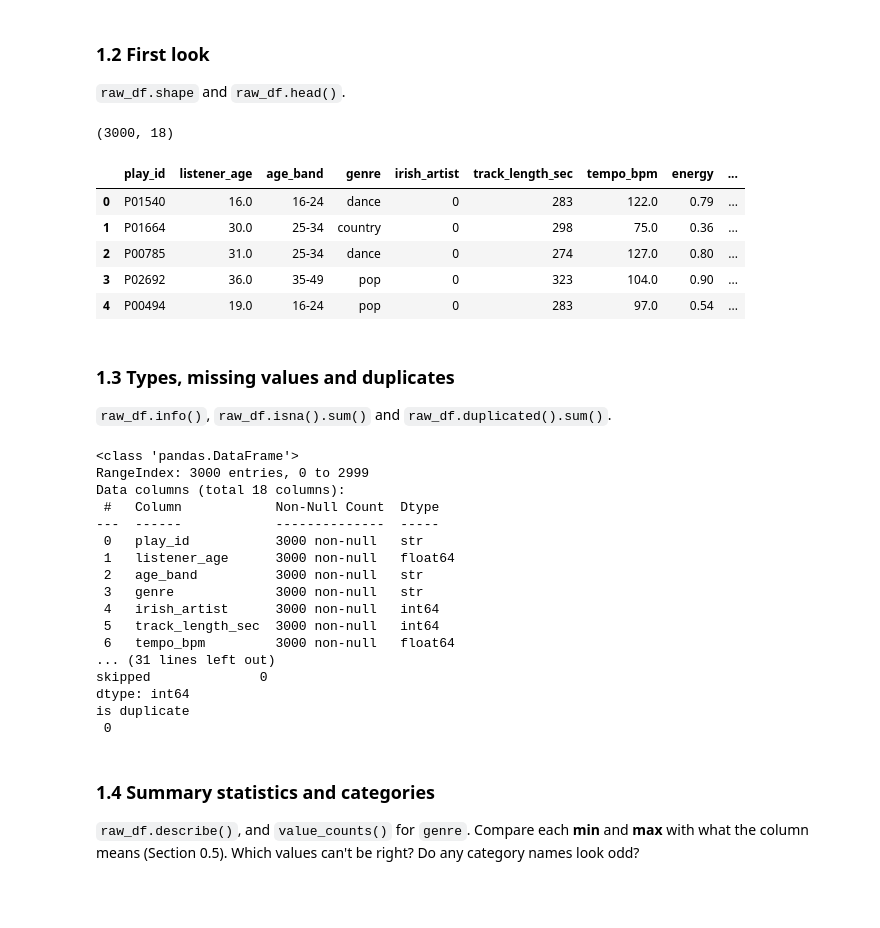
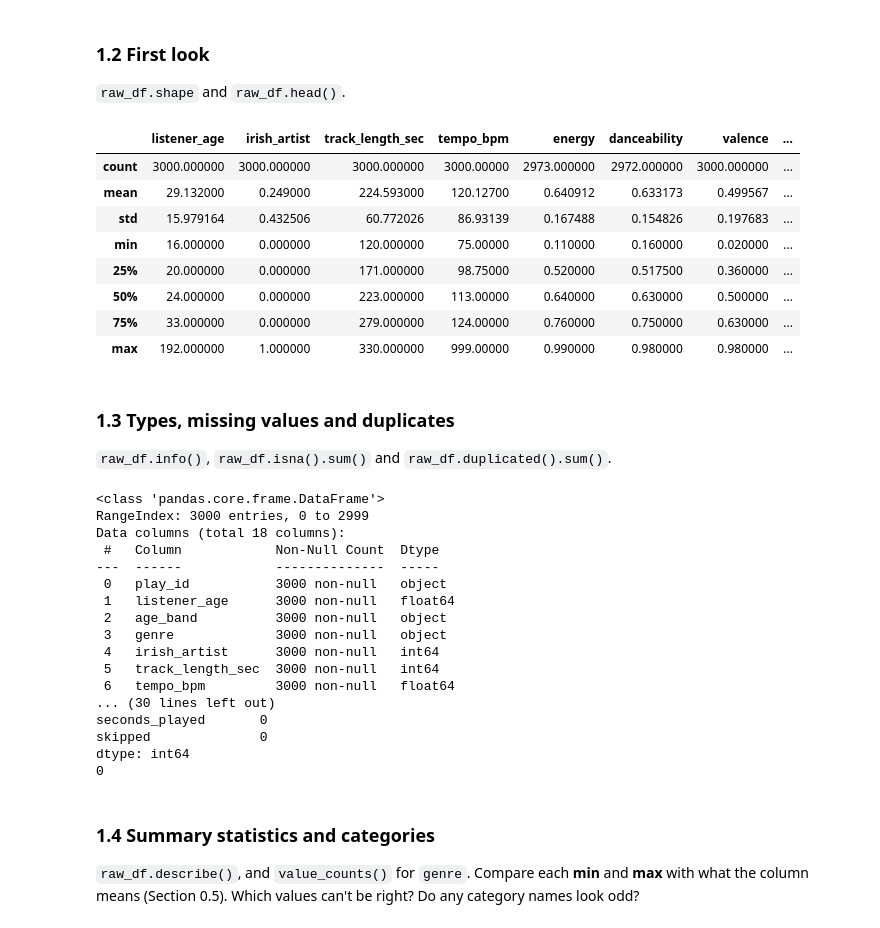
Before and after one commit to haya-12/AI-CA2, a Jupyter notebook: CA2_starter_music.ipynb, the cells around one changed output. Drawn from its saved outputs; the diff is of its cells as text; code cells hidden in the pictures; blank space fills up the shorter version.

```diff
--- a/CA2_starter_music.ipynb
+++ b/CA2_starter_music.ipynb
@@ -96,23 +96,25 @@ Fill in this table (double-click to edit). Every member must own at least one se
 `pd.read_csv(f"CA2_{DOMAIN}_{TEAM_ID}.csv")` into `raw_df`.
 # %%
 # Load your team's data into a DataFrame called raw_df
-raw_df = pd.read_csv(f"CA2_music_Mon-02.csv")
+raw_df = pd.read_csv(f"CA2_{DOMAIN}_{TEAM_ID}.csv")
 # %% [markdown]
 ### 1.2 First look
 
 `raw_df.shape` and `raw_df.head()`.
 # %%
 # Show the shape of raw_df and its first five rows
-print(raw_df.shape)
-raw_df.head()
+raw_df.shape
+raw_df.describe()
 # %% [output]
-(3000, 18)
-|  | play_id | listener_age | age_band | genre | irish_artist | track_length_sec | tempo_bpm | energy | ... |
-| 0 | P01540 | 16.0 | 16-24 | dance | 0 | 283 | 122.0 | 0.79 | ... |
-| 1 | P01664 | 30.0 | 25-34 | country | 0 | 298 | 75.0 | 0.36 | ... |
-| 2 | P00785 | 31.0 | 25-34 | dance | 0 | 274 | 127.0 | 0.80 | ... |
-| 3 | P02692 | 36.0 | 35-49 | pop | 0 | 323 | 104.0 | 0.90 | ... |
-| 4 | P00494 | 19.0 | 16-24 | pop | 0 | 283 | 97.0 | 0.54 | ... |
+|  | listener_age | irish_artist | track_length_sec | tempo_bpm | energy | danceability | valence | ... |
+| count | 3000.000000 | 3000.000000 | 3000.000000 | 3000.00000 | 2973.000000 | 2972.000000 | 3000.000000 | ... |
+| mean | 29.132000 | 0.249000 | 224.593000 | 120.12700 | 0.640912 | 0.633173 | 0.499567 | ... |
+| std | 15.979164 | 0.432506 | 60.772026 | 86.93139 | 0.167488 | 0.154826 | 0.197683 | ... |
+| min | 16.000000 | 0.000000 | 120.000000 | 75.00000 | 0.110000 | 0.160000 | 0.020000 | ... |
+| 25% | 20.000000 | 0.000000 | 171.000000 | 98.75000 | 0.520000 | 0.517500 | 0.360000 | ... |
+| 50% | 24.000000 | 0.000000 | 223.000000 | 113.00000 | 0.640000 | 0.630000 | 0.500000 | ... |
+| 75% | 33.000000 | 0.000000 | 279.000000 | 124.00000 | 0.760000 | 0.750000 | 0.630000 | ... |
+| max | 192.000000 | 1.000000 | 330.000000 | 999.00000 | 0.990000 | 0.980000 | 0.980000 | ... |
 # %% [markdown]
 ### 1.3 Types, missing values and duplicates
 
@@ -120,26 +122,27 @@ raw_df.head()
 # %%
 # Show the column types, the missing values in each column, and the number of duplicate rows
 raw_df.info()
-print("is NA\n", raw_df.isna().sum())
-print("is duplicate\n", raw_df.duplicated().sum())
+print ("")
+print(raw_df.isna().sum())
+print (raw_df.duplicated().sum())
 # %% [output]
-<class 'pandas.DataFrame'>
+<class 'pandas.core.frame.DataFrame'>
 RangeIndex: 3000 entries, 0 to 2999
 Data columns (total 18 columns):
  #   Column            Non-Null Count  Dtype
 ---  ------            --------------  -----
- 0   play_id           3000 non-null   str
+ 0   play_id           3000 non-null   object
  1   listener_age      3000 non-null   float64
- 2   age_band          3000 non-null   str
- 3   genre             3000 non-null   str
+ 2   age_band          3000 non-null   object
+ 3   genre             3000 non-null   object
  4   irish_artist      3000 non-null   int64
  5   track_length_sec  3000 non-null   int64
  6   tempo_bpm         3000 non-null   float64
-... (31 lines left out)
+... (30 lines left out)
+seconds_played       0
 skipped              0
 dtype: int64
-is duplicate
- 0
+0
 # %% [markdown]
 ### 1.4 Summary statistics and categories
 
```
Also changed, not shown: parts of 15 cells of this notebook, 1 other file.
